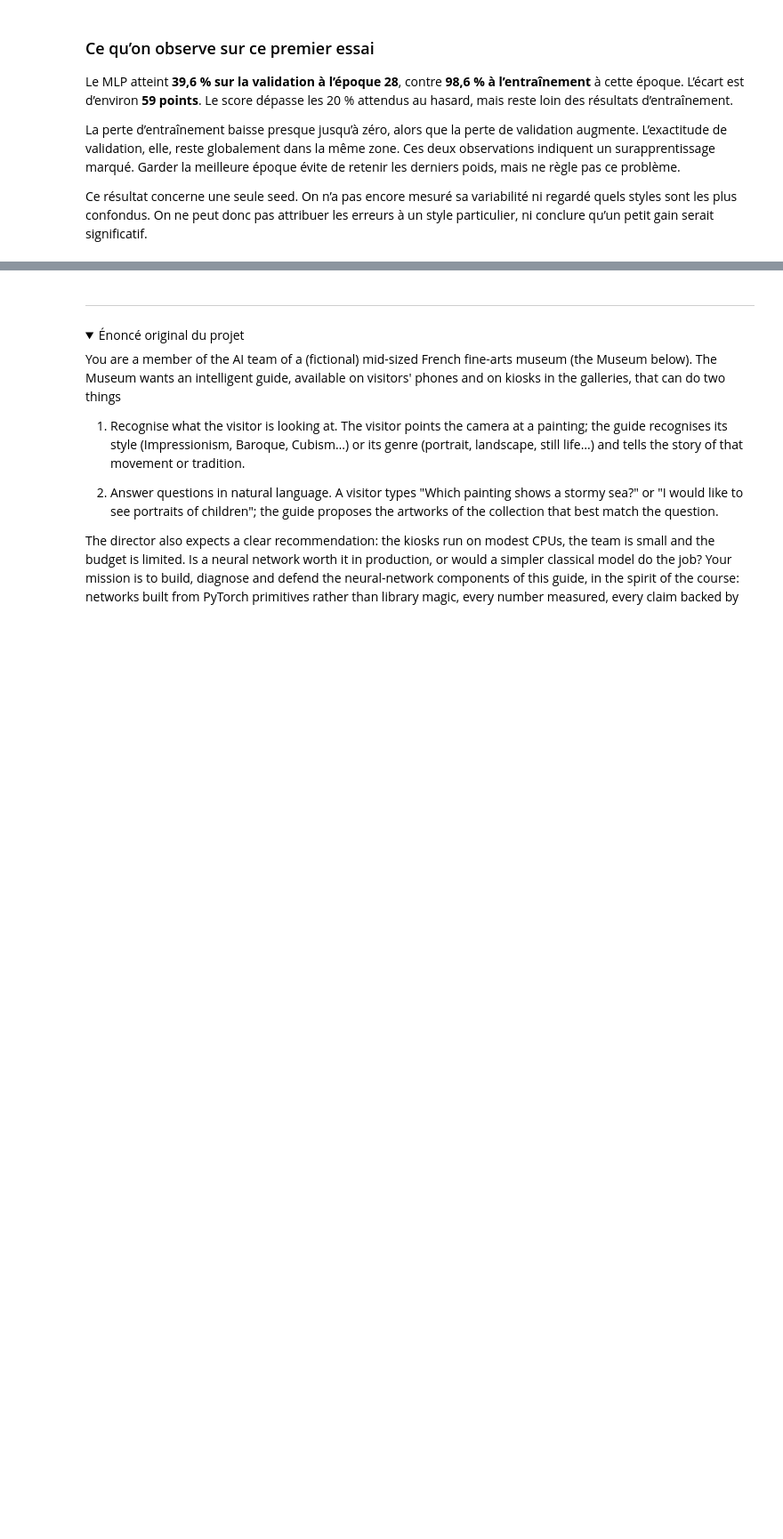
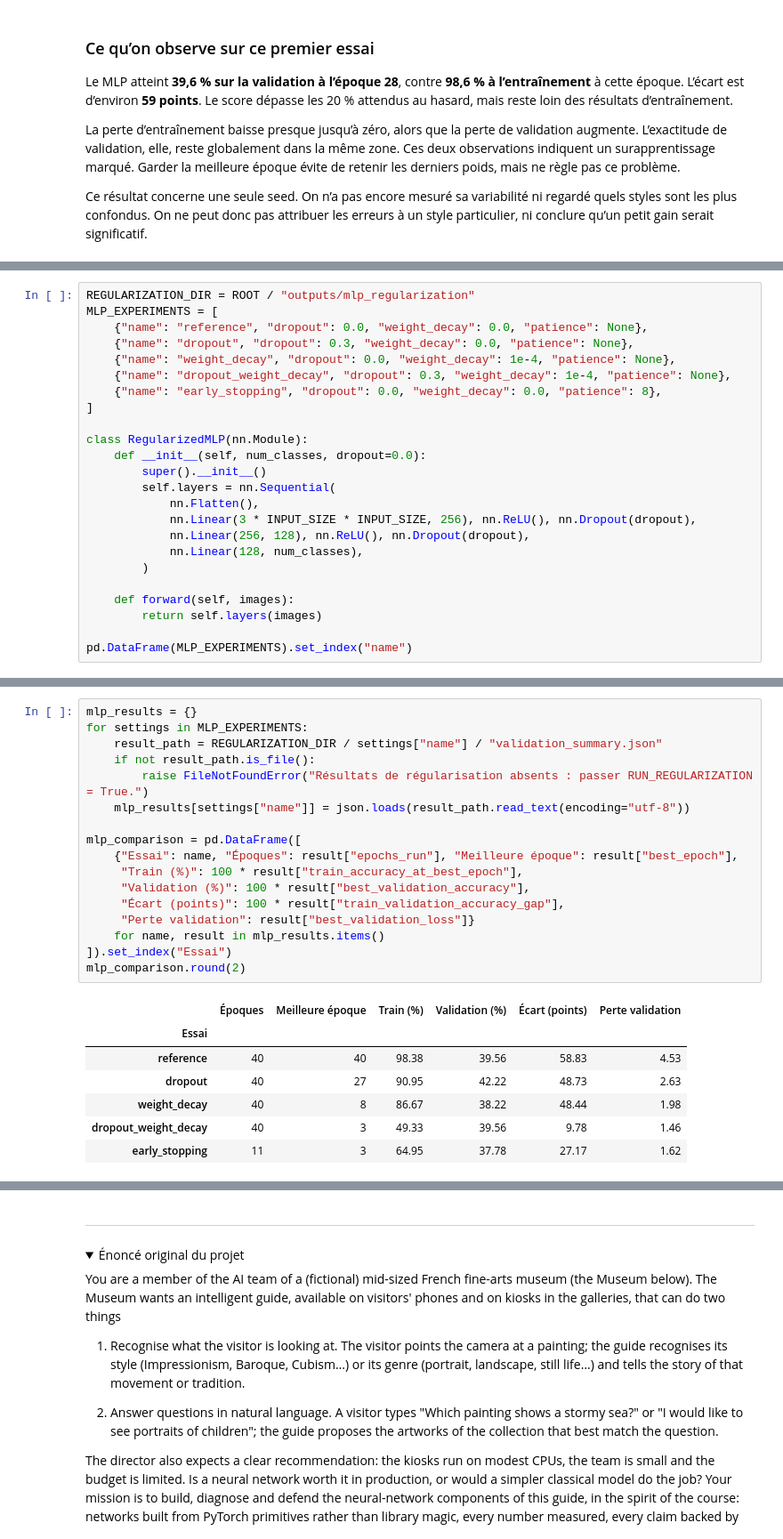
Before and after one commit to nbachiri-oss/Deep-Learning-Wikiart, a Jupyter notebook: wikiart.ipynb, the cells around one changed output, grey strips where cells are left out. Shown at 89% size. Saved outputs shown, nothing was run; the diff lists cells and outputs as text; folded sections open; blank space fills up the shorter version.

```diff
--- a/wikiart.ipynb
+++ b/wikiart.ipynb
@@ -1098,0 +1095,24 @@ La recherche d’œuvres en langage naturel reste une piste ultérieure ; ce not
+# %%
+REGULARIZATION_DIR = ROOT / "outputs/mlp_regularization"
+MLP_EXPERIMENTS = [
+    {"name": "reference", "dropout": 0.0, "weight_decay": 0.0, "patience": None},
+    {"name": "dropout", "dropout": 0.3, "weight_decay": 0.0, "patience": None},
+    {"name": "weight_decay", "dropout": 0.0, "weight_decay": 1e-4, "patience": None},
+    {"name": "dropout_weight_decay", "dropout": 0.3, "weight_decay": 1e-4, "patience": None},
+    {"name": "early_stopping", "dropout": 0.0, "weight_decay": 0.0, "patience": 8},
+]
+
+class RegularizedMLP(nn.Module):
+    def __init__(self, num_classes, dropout=0.0):
+        super().__init__()
+        self.layers = nn.Sequential(
+            nn.Flatten(),
+            nn.Linear(3 * INPUT_SIZE * INPUT_SIZE, 256), nn.ReLU(), nn.Dropout(dropout),
+            nn.Linear(256, 128), nn.ReLU(), nn.Dropout(dropout),
+            nn.Linear(128, num_classes),
+        )
+
+    def forward(self, images):
+        return self.layers(images)
+
+pd.DataFrame(MLP_EXPERIMENTS).set_index("name")
@@ -1098,0 +1247,25 @@ La recherche d’œuvres en langage naturel reste une piste ultérieure ; ce not
+# %%
+mlp_results = {}
+for settings in MLP_EXPERIMENTS:
+    result_path = REGULARIZATION_DIR / settings["name"] / "validation_summary.json"
+    if not result_path.is_file():
+        raise FileNotFoundError("Résultats de régularisation absents : passer RUN_REGULARIZATION = True.")
+    mlp_results[settings["name"]] = json.loads(result_path.read_text(encoding="utf-8"))
+
+mlp_comparison = pd.DataFrame([
+    {"Essai": name, "Époques": result["epochs_run"], "Meilleure époque": result["best_epoch"],
+     "Train (%)": 100 * result["train_accuracy_at_best_epoch"],
+     "Validation (%)": 100 * result["best_validation_accuracy"],
+     "Écart (points)": 100 * result["train_validation_accuracy_gap"],
+     "Perte validation": result["best_validation_loss"]}
+    for name, result in mlp_results.items()
+]).set_index("Essai")
+mlp_comparison.round(2)
+# %% [output]
+|  | Époques | Meilleure époque | Train (%) | Validation (%) | Écart (points) | Perte validation |
+| Essai |  |  |  |  |  |  |
+| reference | 40 | 40 | 98.38 | 39.56 | 58.83 | 4.53 |
+| dropout | 40 | 27 | 90.95 | 42.22 | 48.73 | 2.63 |
+| weight_decay | 40 | 8 | 86.67 | 38.22 | 48.44 | 1.98 |
+| dropout_weight_decay | 40 | 3 | 49.33 | 39.56 | 9.78 | 1.46 |
+| early_stopping | 11 | 3 | 64.95 | 37.78 | 27.17 | 1.62 |
```
Also changed, not shown: parts of 21 cells of this notebook, 19 other files.
